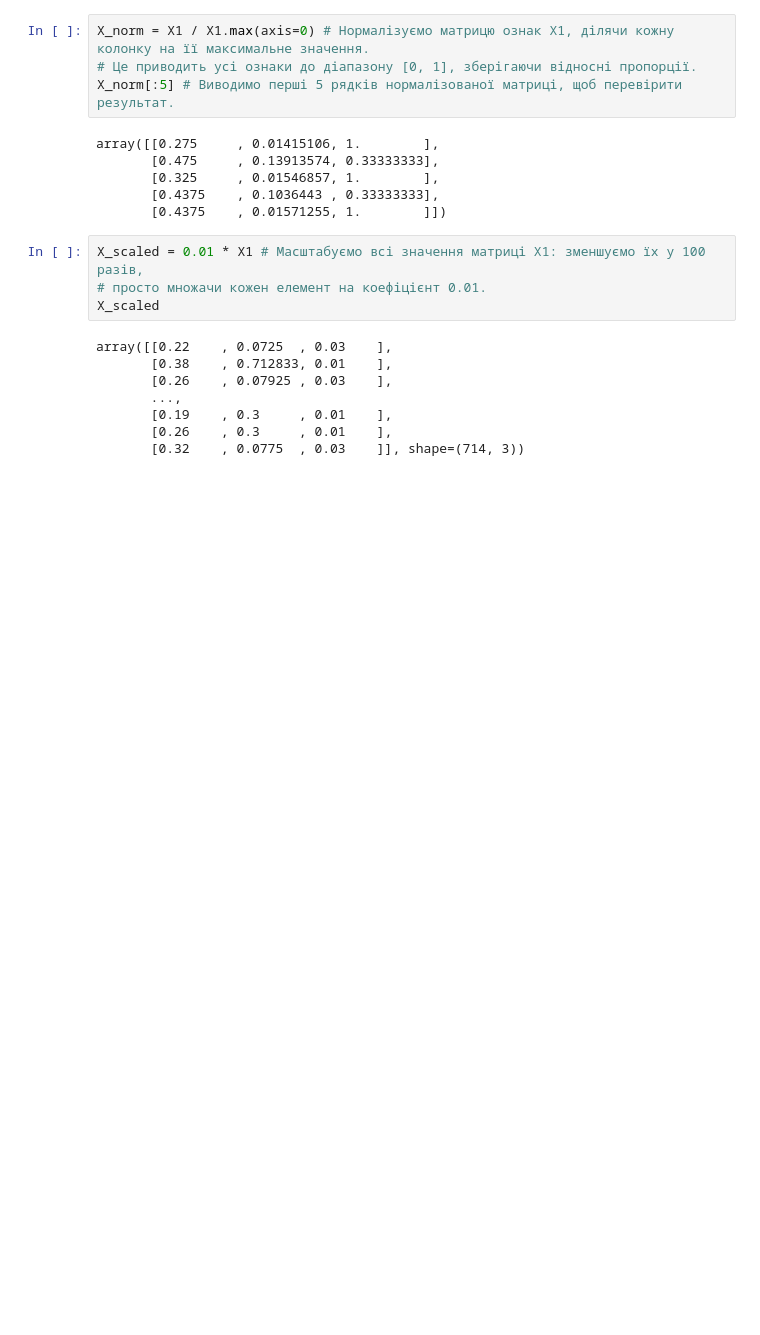
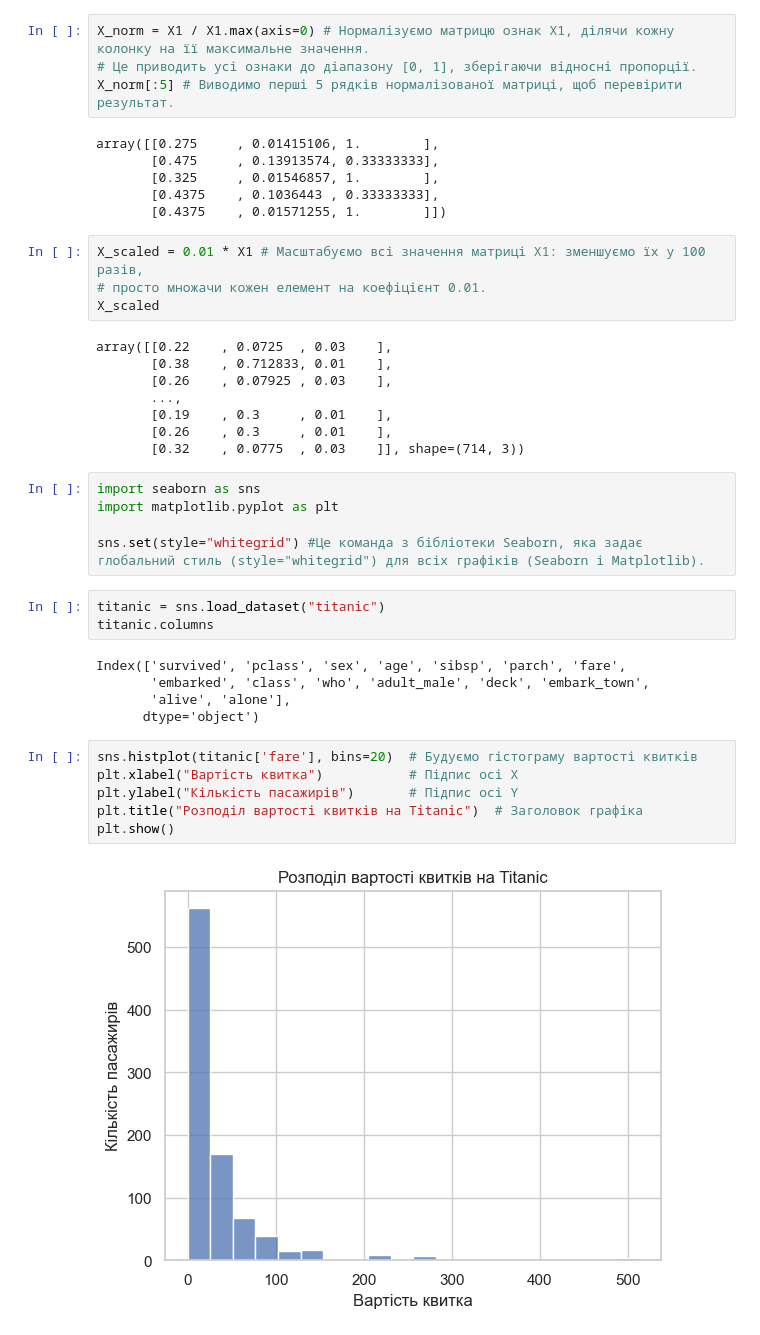
Before and after one commit to SvitlanaShustur/new_practice, a Jupyter notebook: practise_math_matrix_2025-12-12.ipynb, the cells around one changed output. Cells and saved outputs as stored; diff of their text form; blank space fills up the shorter version.

```diff
--- a/practise_math_matrix_2025-12-12.ipynb
+++ b/practise_math_matrix_2025-12-12.ipynb
@@ -398,3 +398,24 @@ array([[0.22    , 0.0725  , 0.03    ],
        [0.19    , 0.3     , 0.01    ],
        [0.26    , 0.3     , 0.01    ],
        [0.32    , 0.0775  , 0.03    ]], shape=(714, 3))
+# %%
+import seaborn as sns
+import matplotlib.pyplot as plt
+
+sns.set(style="whitegrid") #Це команда з бібліотеки Seaborn, яка задає глобальний стиль (style="whitegrid") для всіх графіків (Seaborn і Matplotlib).
+# %%
+titanic = sns.load_dataset("titanic")
+titanic.columns
+# %% [output]
+Index(['survived', 'pclass', 'sex', 'age', 'sibsp', 'parch', 'fare',
+       'embarked', 'class', 'who', 'adult_male', 'deck', 'embark_town',
+       'alive', 'alone'],
+      dtype='object')
+# %%
+sns.histplot(titanic['fare'], bins=20)  # Будуємо гістограму вартості квитків
+plt.xlabel("Вартість квитка")           # Підпис осі X
+plt.ylabel("Кількість пасажирів")       # Підпис осі Y
+plt.title("Розподіл вартості квитків на Titanic")  # Заголовок графіка
+plt.show()
+# %% [output]
+[figure, added]
```
Also changed, not shown: parts of 1 cell of this notebook, 3 other files.
